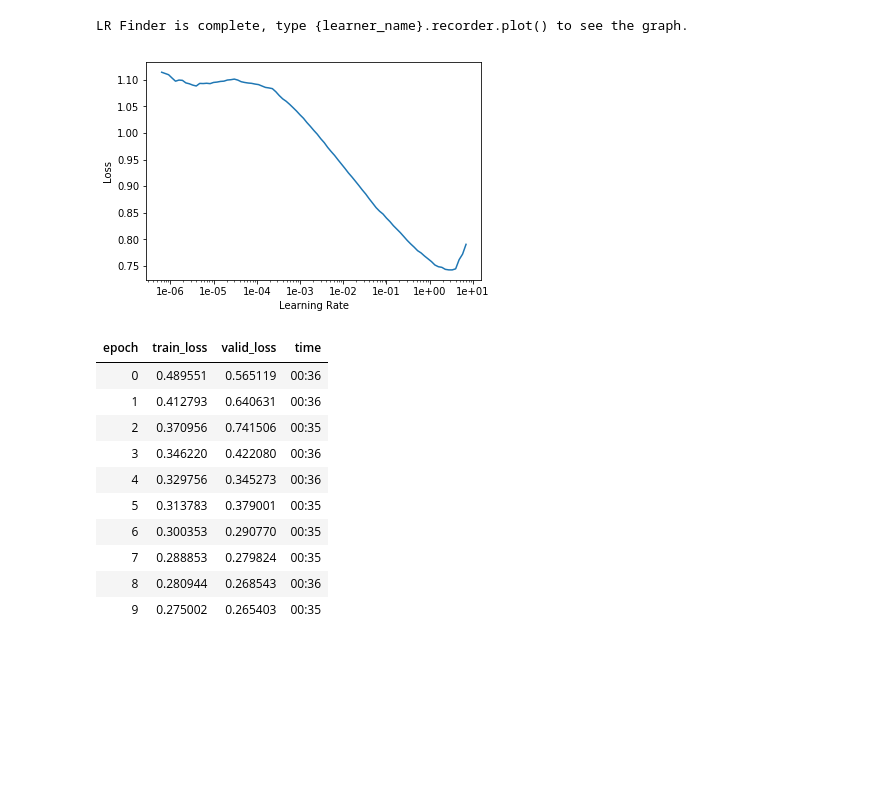
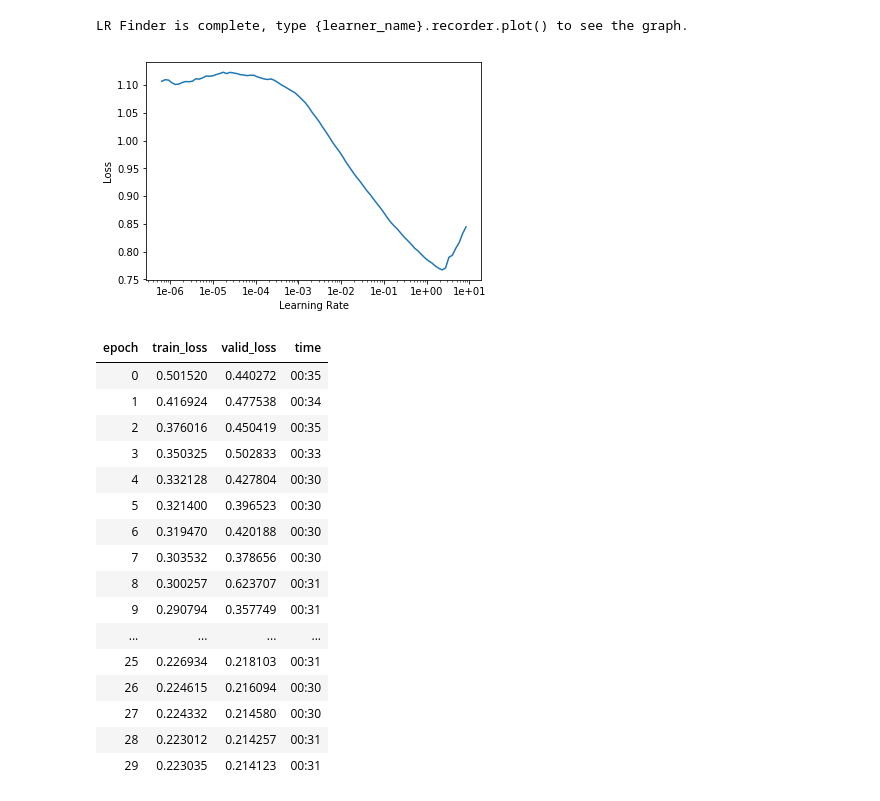
Before and after one commit to anhquan0412/fastai_v3p1, a Jupyter notebook: auto_encoder/conv_autoencoder.ipynb, the cells around one changed output. Cells and saved outputs as stored; diff of their text form; code cells hidden in the pictures; blank space fills up the shorter version.

```diff
--- a/auto_encoder/conv_autoencoder.ipynb
+++ b/auto_encoder/conv_autoencoder.ipynb
@@ -295,4 +291,4 @@ def init_cnn(m):
 # %%
-nfs = [128, 256, 512]
+nfs = [64,128,256,512]
 # %%
-db = get_databunch()
+db = get_databunch(bs=128,size=128)
@@ -301,4 +295,8 @@ model = ConvAutoEncoderModel(nfs,leak=0.1,sub=0.4,maxv=7.).cuda()
 # %%
+model = ConvAutoEncoderModel(nfs,128,lin_nf=512).cuda()
+
 learn = Learner(db,model,loss_func = mse_flat,metrics=[])
+
+init_cnn(learn.model)
 # %%
 all_layers = list(list(learn.model.children())[0]) + list(list(learn.model.children())[1])
@@ -307,5 +303,5 @@ init_cnn(learn.model)
 # %%
-hook_layers = all_layer
+hook_layers = all_layers[:7] + [all_layers[8]] + all_layers[10:12] + [all_layers[13]] + all_layers[15:]
 # hook_layers = all_layers[:6] + all_layers[8:]
 # %%
 hooks_means = defaultdict(list)
@@ -352,20 +367,26 @@ learn.lr_find()
 [interactive output not drawn]
 LR Finder is complete, type {learner_name}.recorder.plot() to see the graph.
 # %%
-learn.recorder.plot(skip_end=1)
+learn.recorder.plot(skip_end=0)
 # %% [output]
-[figure, old version]
+[figure, new version]
 # %%
-learn.fit_one_cycle(10, 1e-01)
+learn.fit_one_cycle(30, 1e-01)
 # %% [output]
 | epoch | train_loss | valid_loss | time |
-| 0 | 0.489551 | 0.565119 | 00:36 |
-| 1 | 0.412793 | 0.640631 | 00:36 |
-| 2 | 0.370956 | 0.741506 | 00:35 |
-| 3 | 0.346220 | 0.422080 | 00:36 |
-| 4 | 0.329756 | 0.345273 | 00:36 |
-| 5 | 0.313783 | 0.379001 | 00:35 |
-| 6 | 0.300353 | 0.290770 | 00:35 |
-| 7 | 0.288853 | 0.279824 | 00:35 |
-| 8 | 0.280944 | 0.268543 | 00:36 |
-| 9 | 0.275002 | 0.265403 | 00:35 |
+| 0 | 0.501520 | 0.440272 | 00:35 |
+| 1 | 0.416924 | 0.477538 | 00:34 |
+| 2 | 0.376016 | 0.450419 | 00:35 |
+| 3 | 0.350325 | 0.502833 | 00:33 |
+| 4 | 0.332128 | 0.427804 | 00:30 |
+| 5 | 0.321400 | 0.396523 | 00:30 |
+| 6 | 0.319470 | 0.420188 | 00:30 |
+| 7 | 0.303532 | 0.378656 | 00:30 |
+| 8 | 0.300257 | 0.623707 | 00:31 |
+| 9 | 0.290794 | 0.357749 | 00:31 |
+| ... | ... | ... | ... |
+| 25 | 0.226934 | 0.218103 | 00:31 |
+| 26 | 0.224615 | 0.216094 | 00:30 |
+| 27 | 0.224332 | 0.214580 | 00:30 |
+| 28 | 0.223012 | 0.214257 | 00:31 |
+| 29 | 0.223035 | 0.214123 | 00:31 |
```
Also changed, not shown: parts of 25 cells of this notebook.
